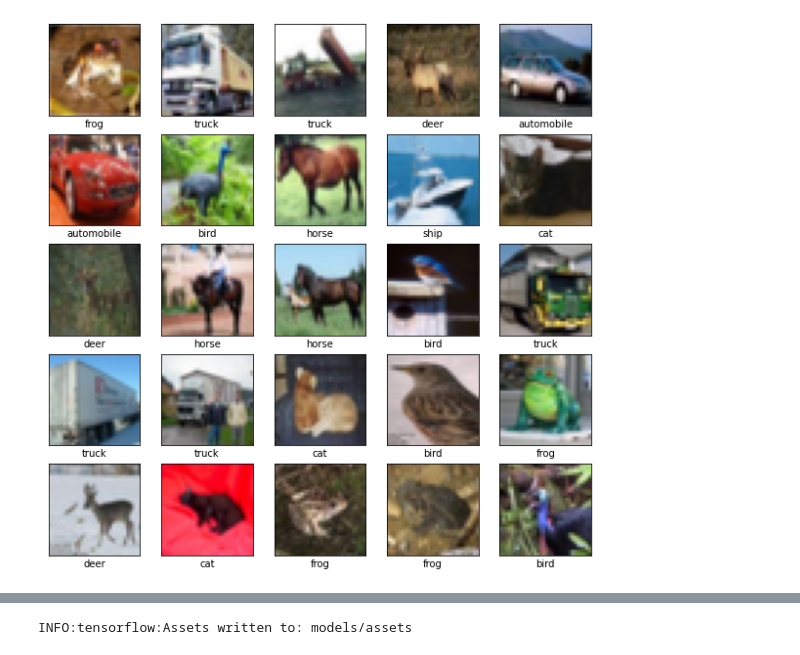
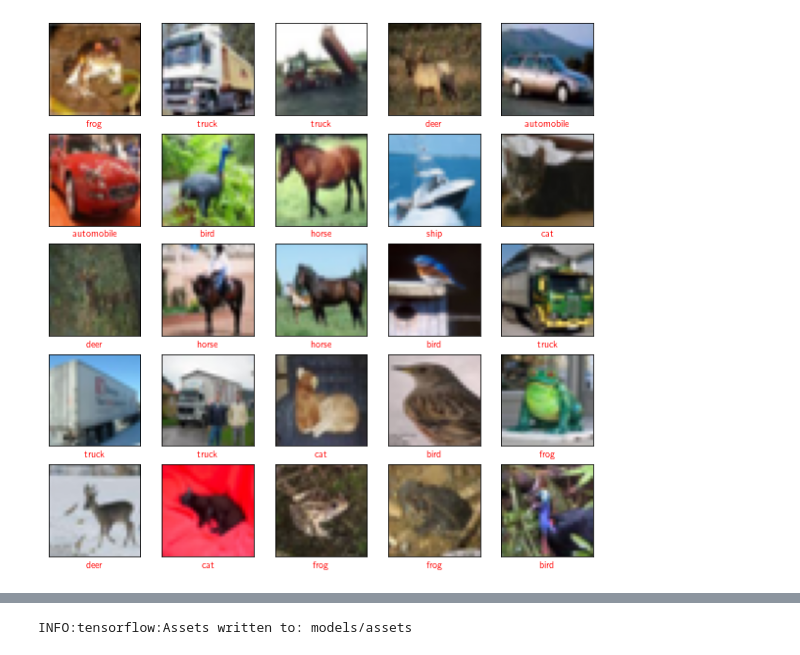
Before and after one commit to saucetray/commerrors, a Jupyter notebook: cnn.ipynb, the cells around one changed output, grey strips where cells are left out. Saved outputs shown, nothing was run; the diff lists cells and outputs as text; code cells hidden in the pictures.

Commit message:
cifar10 added

```diff
--- a/cnn.ipynb
+++ b/cnn.ipynb
@@ -1,34 +22,61 @@
+# %%
+(train_images, train_labels), (test_images, test_labels) = datasets.cifar10.load_data()
+
+# Normalize pixel values to be between 0 and 1
+train_images, test_images = train_images / 255.0, test_images / 255.0
+# %%
+# file name aliases to save and load model data
+
+# cifar10
+cifar10_train_images_file = 'data/cifar10_train_images.jb'
+cifar10_test_images_file = 'data/cifar10_test_images.jb'
+cifar10_train_labels_file = 'data/cifar10_train_labels.jb'
+cifar10_test_labels_file = 'data/cifar10_test_labels.jb'
 # %%
 # Saves cifar10 data using joblib
 
-with open(train_images_file, 'wb+') as f:
+with open(cifar10_train_images_file, 'wb+') as f:
     joblib.dump(train_images, f)
 
-with open(test_images_file, 'wb+') as f:
+with open(cifar10_test_images_file, 'wb+') as f:
     joblib.dump(test_images, f)
 
-with open(train_labels_file, 'wb+') as f:
+with open(cifar10_train_labels_file, 'wb+') as f:
     joblib.dump(train_labels, f)
 
-with open(test_labels_file, 'wb+') as f:
+with open(cifar10_test_labels_file, 'wb+') as f:
     joblib.dump(test_labels, f)
+# %%
+# loads cifar10 data using joblib
+
+with open(cifar10_train_images_file, 'rb+') as f:
+    train_images = joblib.load(f)
+
+with open(test_images_file, 'rb+') as f:
+    test_images = joblib.load(f)
+
+with open(train_labels_file, 'rb+') as f:
+    train_labels = joblib.load(f)
+
+with open(test_labels_file, 'rb+') as f:
+    test_labels = joblib.load(f)
 # %%
 class_names = ['airplane', 'automobile', 'bird', 'cat', 'deer',
                'dog', 'frog', 'horse', 'ship', 'truck']
 
 plt.figure(figsize=(10,10))
 for i in range(25):
     plt.subplot(5,5,i+1)
     plt.xticks([])
     plt.yticks([])
     plt.grid(False)
     plt.imshow(train_images[i], cmap=plt.cm.binary)
     # The CIFAR labels happen to be arrays,
     # which is why you need the extra index
-    plt.xlabel(class_names[train_labels[i][0]])
+    plt.xlabel(class_names[train_labels[i][0]], color='red')
 plt.show()
 # %% [output]
-[figure, old version]
+[figure, new version]
 # %%
 # Add to our model what we need for a CNN
 model = models.Sequential()
```
Also changed, not shown: parts of 10 cells of this notebook.
